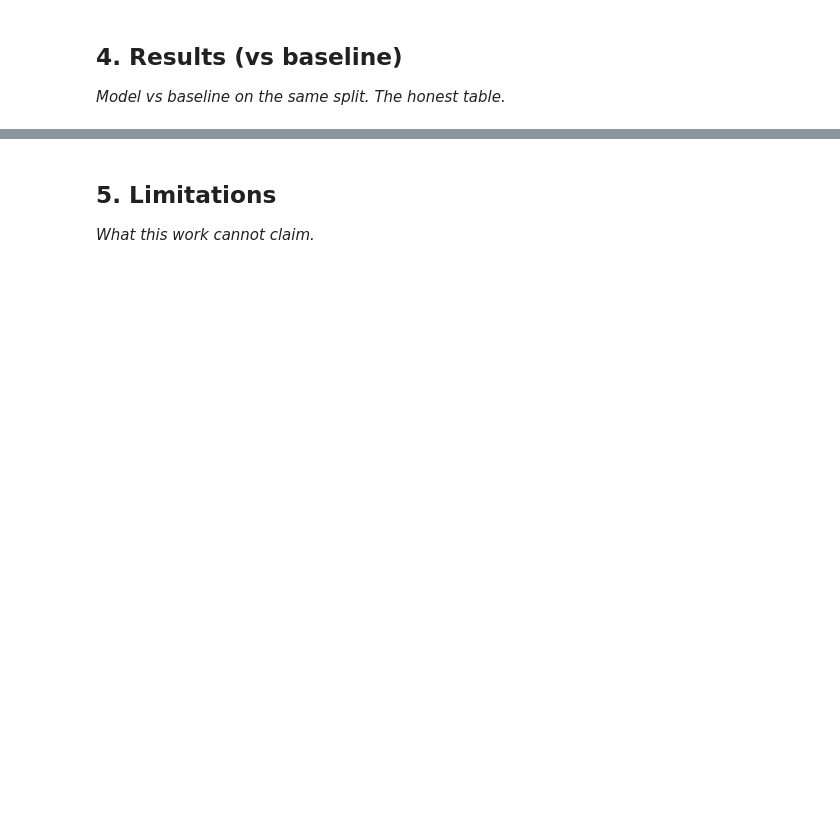
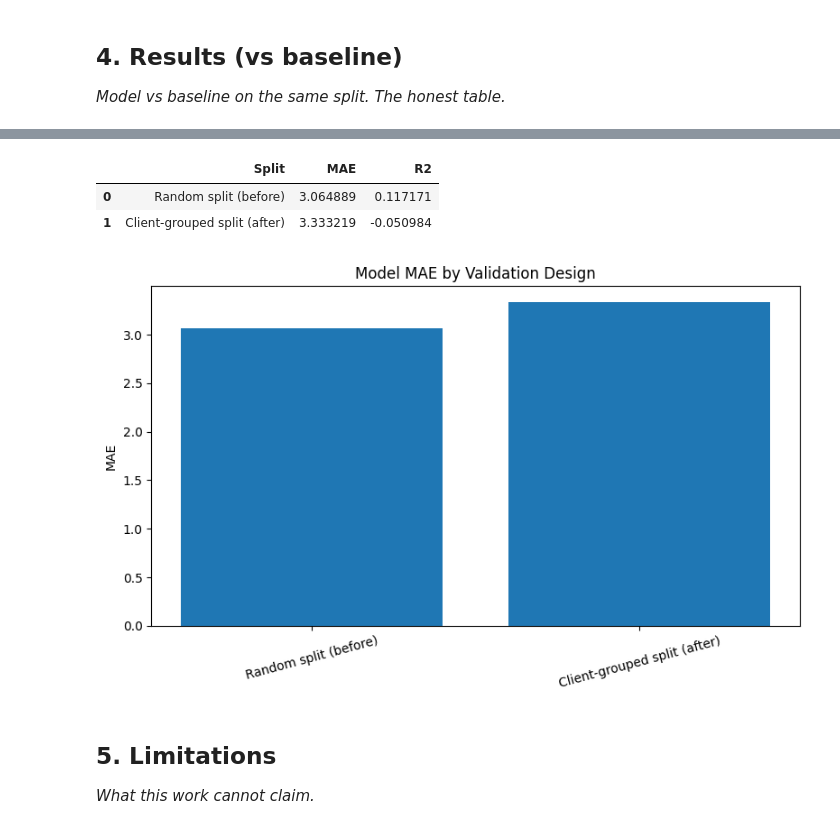
Before and after one commit to VipS-2004/flyrank1, a Jupyter notebook: work/notebooks/capstone.ipynb, the cells around one changed output, grey strips where cells are left out. Saved outputs shown, nothing was run; the diff lists cells and outputs as text; code cells hidden in the pictures; blank space fills up the shorter version.

```diff
--- a/work/notebooks/capstone.ipynb
+++ b/work/notebooks/capstone.ipynb
@@ -25,3 +217,38 @@ This skeleton is yours to fill. Work the sections **in order** — each one has
+# %%
+import pandas as pd
+import matplotlib.pyplot as plt
+
+# Actual validation results from Weeks 5–6
+comparison = pd.DataFrame({
+    "Split": [
+        "Random split (before)",
+        "Client-grouped split (after)"
+    ],
+    "MAE": [
+        3.064889,
+        3.333219
+    ],
+    "R2": [
+        0.117171,
+        -0.050984
+    ]
+})
+
+display(comparison)
+
+# Plot MAE across validation designs
+plt.figure(figsize=(8, 5))
+plt.bar(comparison["Split"], comparison["MAE"])
+plt.ylabel("MAE")
+plt.title("Model MAE by Validation Design")
+plt.xticks(rotation=15)
+plt.tight_layout()
+plt.show()
+# %% [output]
+|  | Split | MAE | R2 |
+| 0 | Random split (before) | 3.064889 | 0.117171 |
+| 1 | Client-grouped split (after) | 3.333219 | -0.050984 |
+[figure, added]
 # %% [markdown]
 ## 5. Limitations
 
```
Also changed, not shown: parts of 14 cells of this notebook.
